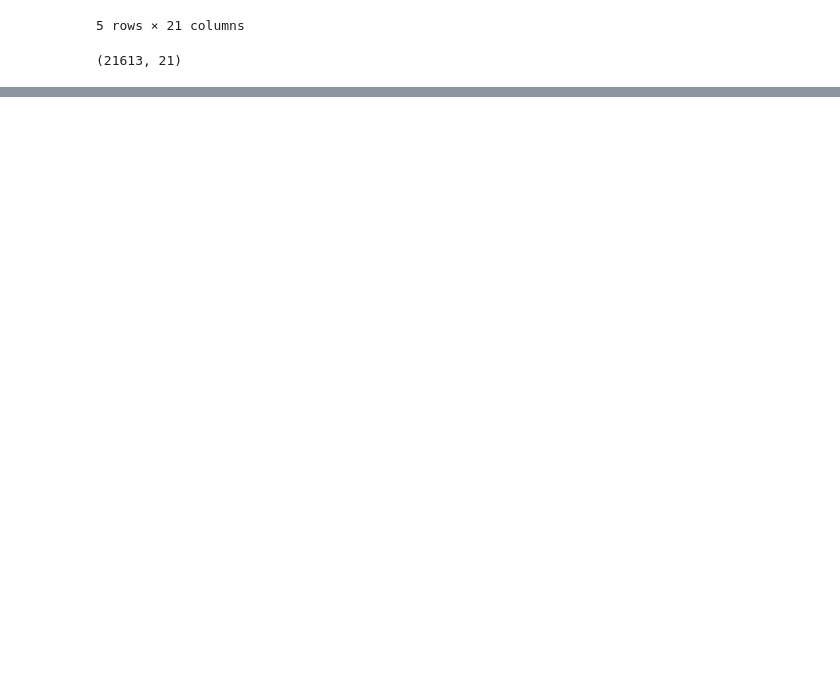
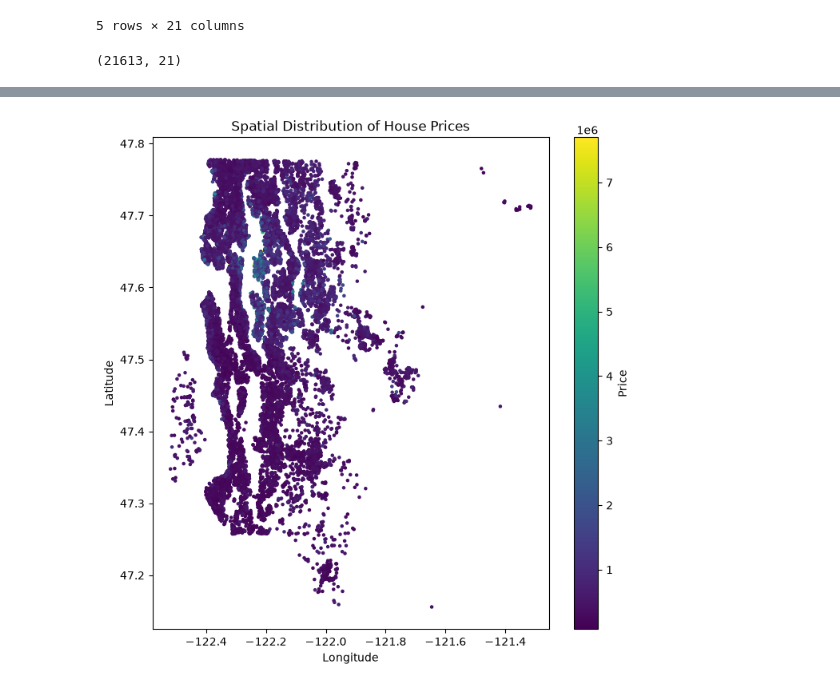
Before and after one commit to MaestroBolu/Construction-Real-Estate---Geospatial-Valuation-via-Spatial-Embeddings, a Jupyter notebook: notebooks/eda.ipynb, the cells around one changed output, grey strips where cells are left out. Drawn from its saved outputs; the diff is of its cells as text; code cells hidden in the pictures; blank space fills up the shorter version.

```diff
--- a/notebooks/eda.ipynb
+++ b/notebooks/eda.ipynb
@@ -29,0 +95,23 @@ df.shape
+# %%
+# geographic distribution of price
+
+plt.figure(figsize=(8,8))
+
+plt.scatter(
+    df["long"],
+    df["lat"],
+    c=df["price"],
+    cmap="viridis",
+    s=5
+)
+
+plt.colorbar(label="Price")
+
+plt.xlabel("Longitude")
+plt.ylabel("Latitude")
+
+plt.title("Spatial Distribution of House Prices")
+
+plt.show()
+# %% [output]
+[figure, added]
```
Also changed, not shown: parts of 6 cells of this notebook.
